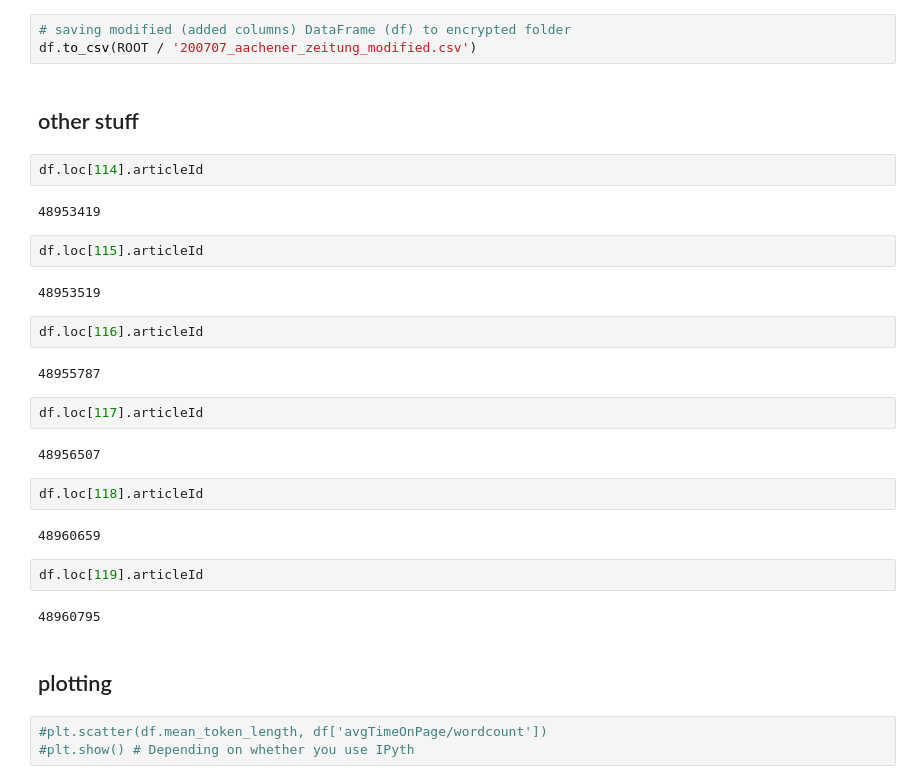
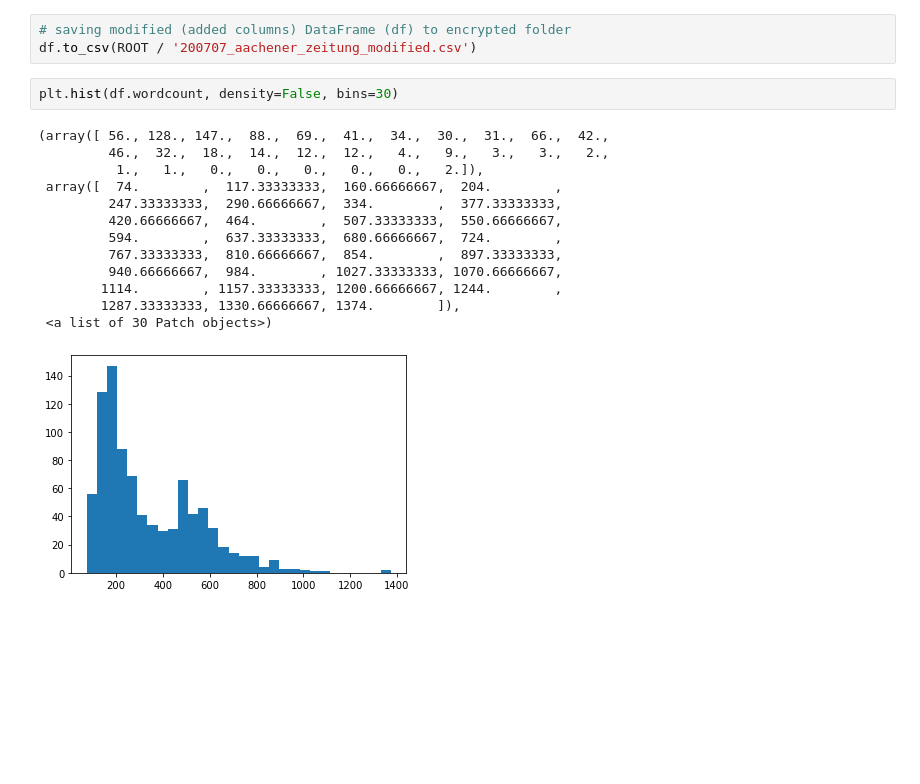
Before and after one commit to susannaruecker/master_thesis, a Jupyter notebook: read_data.ipynb, the cells around one changed output. Cells and saved outputs as stored; diff of their text form; blank space fills up the shorter version.

```diff
--- a/read_data.ipynb
+++ b/read_data.ipynb
@@ -312,34 +379,19 @@ df.describe()
 # %%
 # saving modified (added columns) DataFrame (df) to encrypted folder
 df.to_csv(ROOT / '200707_aachener_zeitung_modified.csv')
-# %% [markdown]
-## other stuff
-# %%
-df.loc[114].articleId
-# %% [output]
-48953419
-# %%
-df.loc[115].articleId
-# %% [output]
-48953519
-# %%
-df.loc[116].articleId
-# %% [output]
-48955787
-# %%
-df.loc[117].articleId
-# %% [output]
-48956507
-# %%
-df.loc[118].articleId
-# %% [output]
-48960659
-# %%
-df.loc[119].articleId
-# %% [output]
-48960795
-# %% [markdown]
-## plotting
-# %%
-#plt.scatter(df.mean_token_length, df['avgTimeOnPage/wordcount'])
-#plt.show() # Depending on whether you use IPyth
+# %%
+plt.hist(df.wordcount, density=False, bins=30)
+# %% [output]
+(array([ 56., 128., 147.,  88.,  69.,  41.,  34.,  30.,  31.,  66.,  42.,
+         46.,  32.,  18.,  14.,  12.,  12.,   4.,   9.,   3.,   3.,   2.,
+          1.,   1.,   0.,   0.,   0.,   0.,   0.,   2.]),
+ array([  74.        ,  117.33333333,  160.66666667,  204.        ,
+         247.33333333,  290.66666667,  334.        ,  377.33333333,
+         420.66666667,  464.        ,  507.33333333,  550.66666667,
+         594.        ,  637.33333333,  680.66666667,  724.        ,
+         767.33333333,  810.66666667,  854.        ,  897.33333333,
+         940.66666667,  984.        , 1027.33333333, 1070.66666667,
+        1114.        , 1157.33333333, 1200.66666667, 1244.        ,
+        1287.33333333, 1330.66666667, 1374.        ]),
+ <a list of 30 Patch objects>)
+[figure, added]
```
Also changed, not shown: parts of 21 cells of this notebook, 2 other files.
